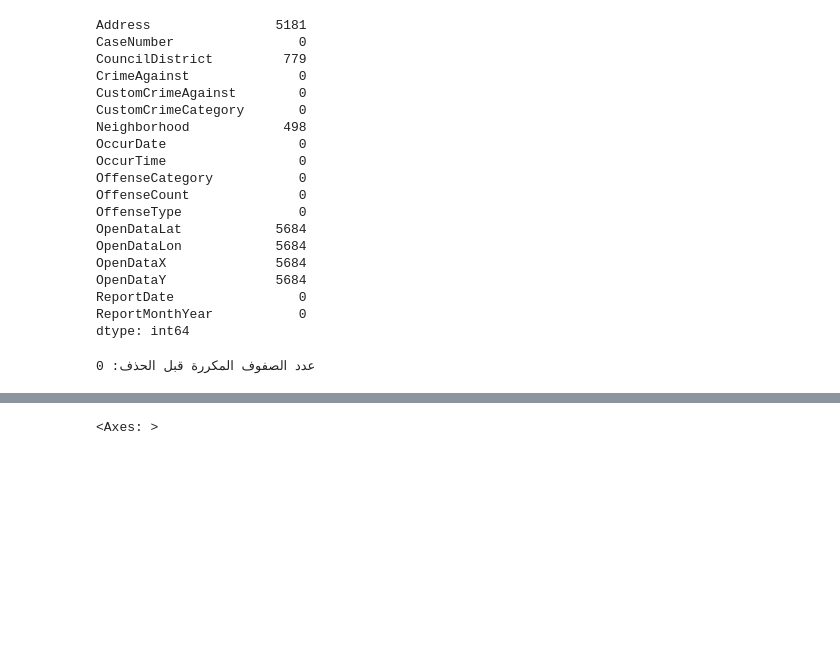
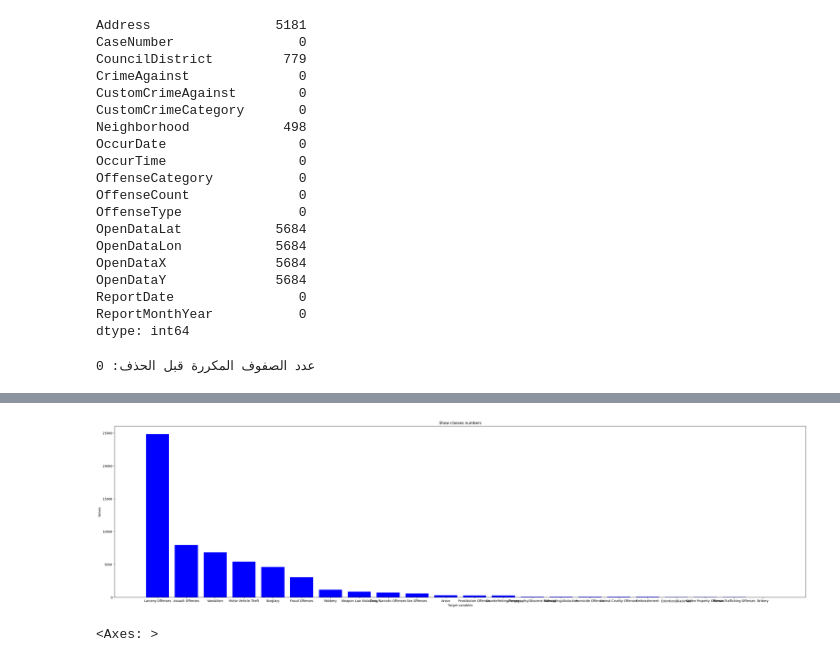
Before and after one commit to AimanAlshujaa/ML-Project, a Jupyter notebook: Crime_Classification.ipynb, the cells around one changed output, grey strips where cells are left out. Saved outputs shown, nothing was run; the diff lists cells and outputs as text; code cells hidden in the pictures; blank space fills up the shorter version.

```diff
--- a/Crime_Classification.ipynb
+++ b/Crime_Classification.ipynb
@@ -94,3 +94,6 @@ dtype: int64
 print(f"عدد الصفوف المكررة قبل الحذف: {crime.duplicated().sum()}")
 # %% [output]
 عدد الصفوف المكررة قبل الحذف: 0
+# %%
+count = crime['OffenseCategory'].value_counts()
+count
@@ -97,3 +118,13 @@ print(f"عدد الصفوف المكررة قبل الحذف: {crime.duplicated(
+# %%
+plt.figure(figsize=(40,10))
+plt.bar(count.index, count.values, color='b' )
+plt.xlabel('Target variables')
+plt.ylabel('Values')
+plt.title("Show classes numbers")
+#plt.grid()
+plt.show()
+# %% [output]
+[figure, added]
 # %%
 total = crime.isnull().sum().sort_values(ascending=False)
 total_select = total.head(20)
```
Also changed, not shown: parts of 5 cells of this notebook.
